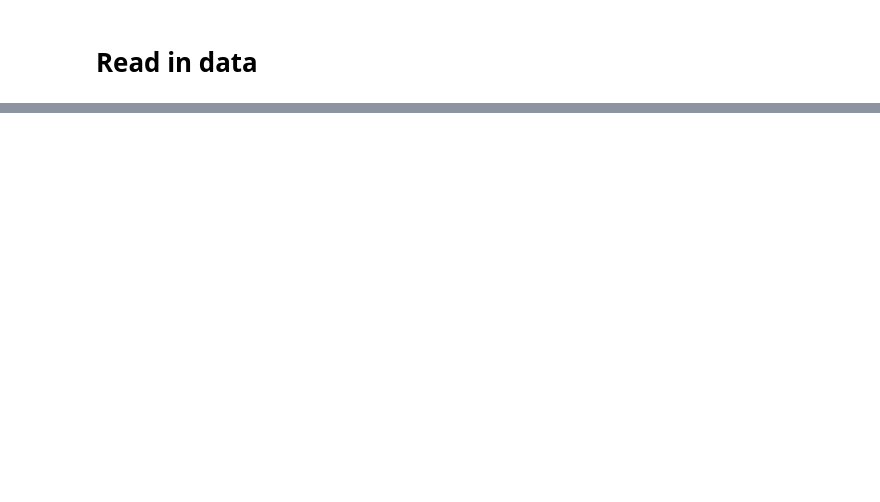
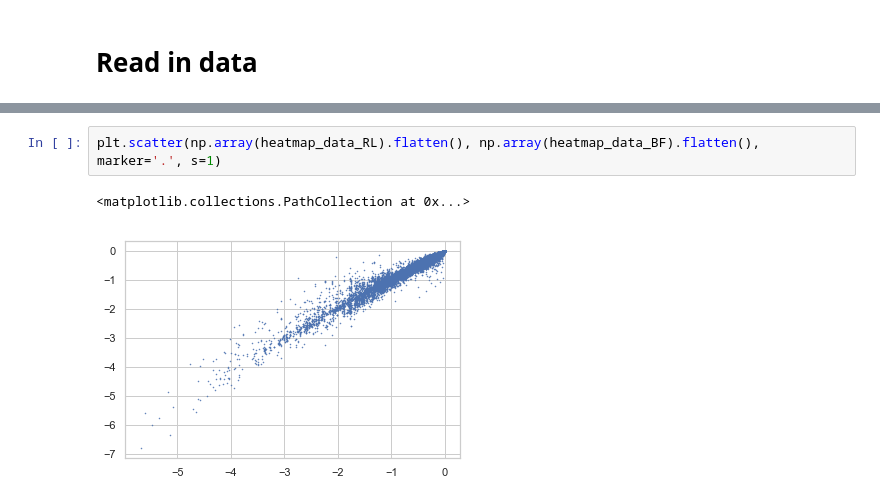
Before and after one commit to MariaEckstein/SLCN, a Jupyter notebook: models/PlotLLs.ipynb, the cells around one changed output, grey strips where cells are left out. Drawn from its saved outputs; the diff is of its cells as text; blank space fills up the shorter version.

```diff
--- a/models/PlotLLs.ipynb
+++ b/models/PlotLLs.ipynb
@@ -101,0 +103,5 @@ plt.savefig(save_dir + 'heatmap_RLabnp2.png', dpi=400)
+# %%
+plt.scatter(np.array(heatmap_data_RL).flatten(), np.array(heatmap_data_BF).flatten(), marker='.', s=1)
+# %% [output]
+<matplotlib.collections.PathCollection at 0x...>
+[figure, added]
```
Also changed, not shown: parts of 14 cells of this notebook, 4 other files.
